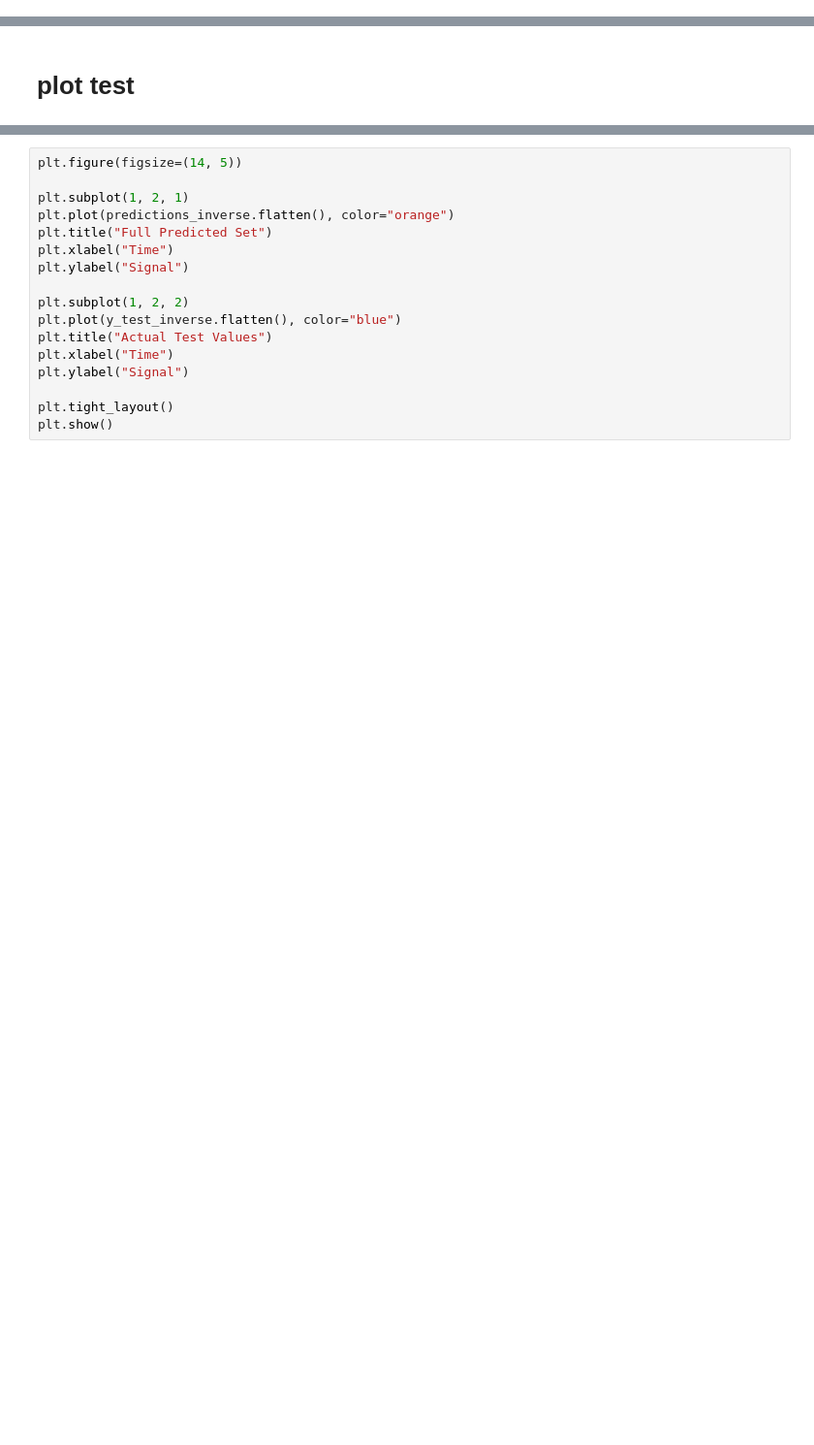
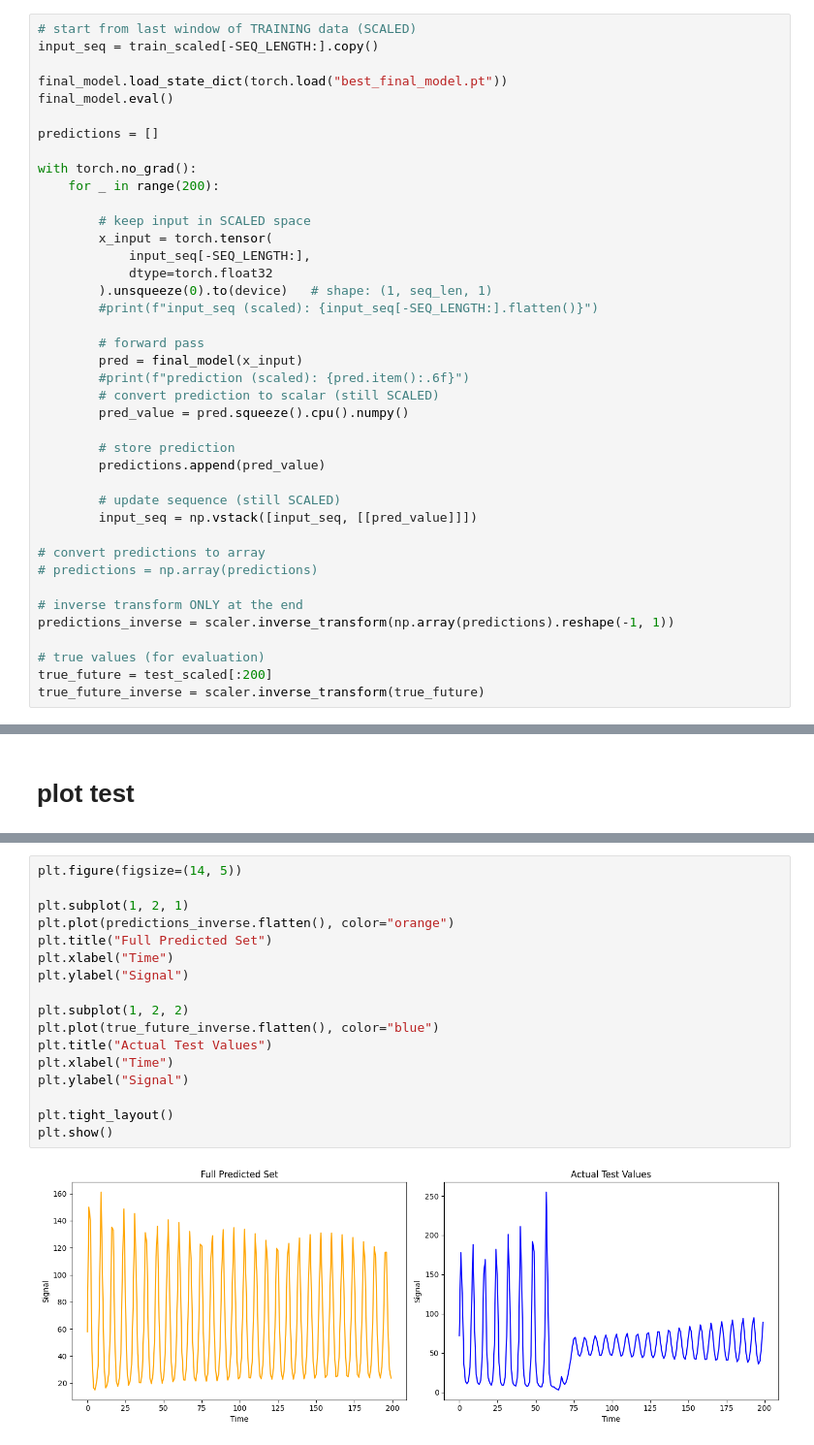
Before and after one commit to Mashu02/DeepLearning_Assignment1, a Jupyter notebook: LSTM.ipynb, the cells around one changed output, grey strips where cells are left out. Shown at 97% size. Saved outputs shown, nothing was run; the diff lists cells and outputs as text; blank space fills up the shorter version.

```diff
--- a/LSTM.ipynb
+++ b/LSTM.ipynb
@@ -296,0 +506,40 @@ y_test_inverse = scaler.inverse_transform(y_test)
+# %%
+# start from last window of TRAINING data (SCALED)
+input_seq = train_scaled[-SEQ_LENGTH:].copy()
+
+final_model.load_state_dict(torch.load("best_final_model.pt"))
+final_model.eval()
+
+predictions = []
+
+with torch.no_grad():
+    for _ in range(200):
+
+        # keep input in SCALED space
+        x_input = torch.tensor(
+            input_seq[-SEQ_LENGTH:],
+            dtype=torch.float32
+        ).unsqueeze(0).to(device)   # shape: (1, seq_len, 1)
+        #print(f"input_seq (scaled): {input_seq[-SEQ_LENGTH:].flatten()}")
+
+        # forward pass
+        pred = final_model(x_input)
+        #print(f"prediction (scaled): {pred.item():.6f}")
+        # convert prediction to scalar (still SCALED)
+        pred_value = pred.squeeze().cpu().numpy()
+
+        # store prediction
+        predictions.append(pred_value)
+
+        # update sequence (still SCALED)
+        input_seq = np.vstack([input_seq, [[pred_value]]])
+
+# convert predictions to array
+# predictions = np.array(predictions)
+
+# inverse transform ONLY at the end
+predictions_inverse = scaler.inverse_transform(np.array(predictions).reshape(-1, 1))
+
+# true values (for evaluation)
+true_future = test_scaled[:200]
+true_future_inverse = scaler.inverse_transform(true_future)
@@ -336,17 +622,19 @@ plt.show()
 # %%
 plt.figure(figsize=(14, 5))
 
 plt.subplot(1, 2, 1)
 plt.plot(predictions_inverse.flatten(), color="orange")
 plt.title("Full Predicted Set")
 plt.xlabel("Time")
 plt.ylabel("Signal")
 
 plt.subplot(1, 2, 2)
-plt.plot(y_test_inverse.flatten(), color="blue")
+plt.plot(true_future_inverse.flatten(), color="blue")
 plt.title("Actual Test Values")
 plt.xlabel("Time")
 plt.ylabel("Signal")
 
 plt.tight_layout()
 plt.show()
+# %% [output]
+[figure, added]
```
Also changed, not shown: parts of 15 cells of this notebook, 1 other file.
